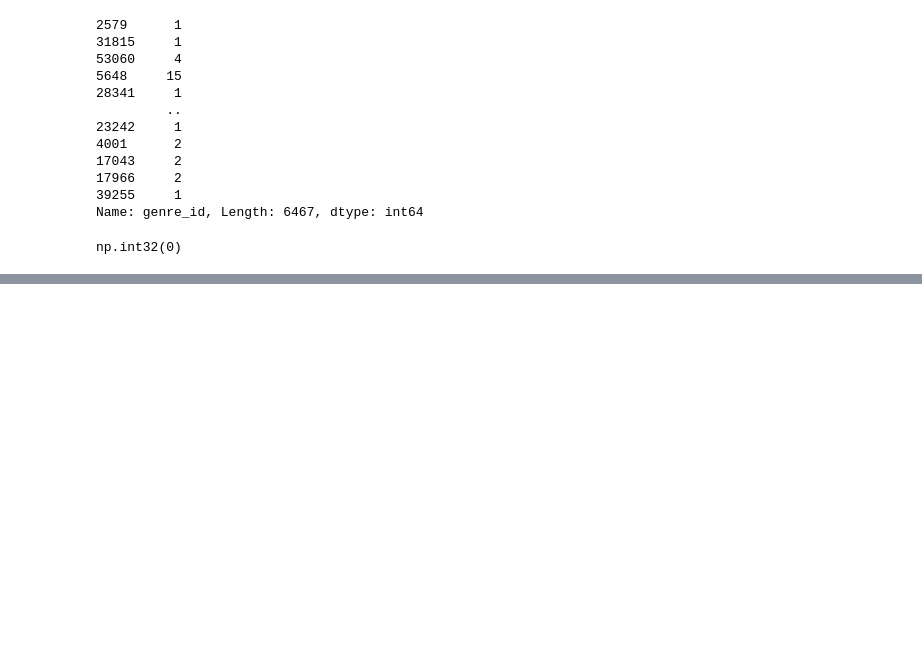
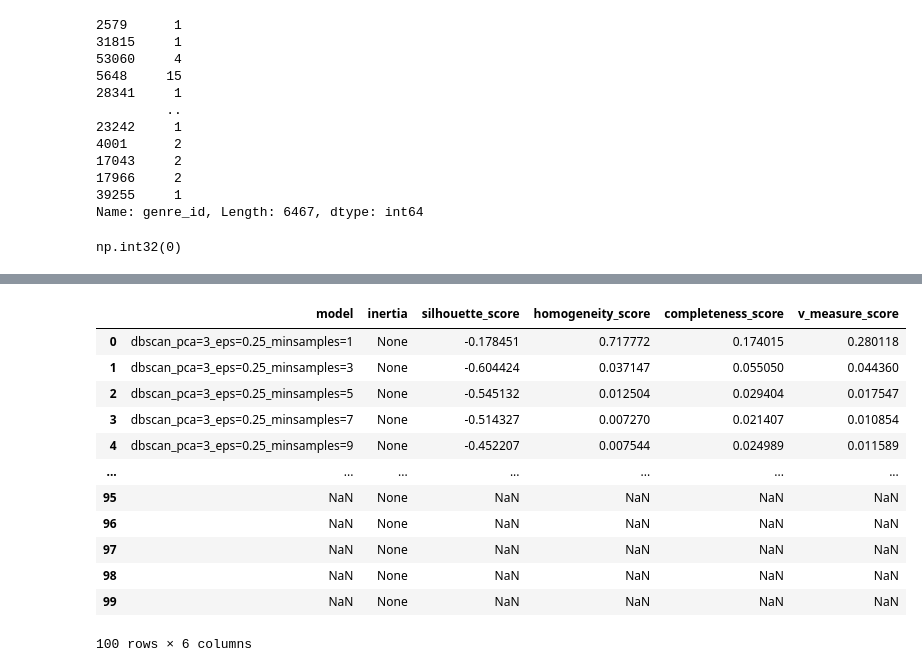
Before and after one commit to MattGroho/tab-hero, a Jupyter notebook: scripts/unsupersived_pipeline/unsupervised_pipeline_investigation.ipynb, the cells around one changed output, grey strips where cells are left out. Saved outputs shown, nothing was run; the diff lists cells and outputs as text; code cells hidden in the pictures; blank space fills up the shorter version.

```diff
--- a/scripts/unsupersived_pipeline/unsupervised_pipeline_investigation.ipynb
+++ b/scripts/unsupersived_pipeline/unsupervised_pipeline_investigation.ipynb
@@ -773,0 +874,18 @@ pd.DataFrame(pd.DataFrame(kmeans.labels_).value_counts()).reset_index()
+# %%
+model_metrics_df = pd.DataFrame(model_metrics)
+model_metrics_df.columns = model_metrics_columns
+model_metrics_df
+# %% [output]
+|  | model | inertia | silhouette_score | homogeneity_score | completeness_score | v_measure_score |
+| 0 | dbscan_pca=3_eps=0.25_minsamples=1 | None | -0.178451 | 0.717772 | 0.174015 | 0.280118 |
+| 1 | dbscan_pca=3_eps=0.25_minsamples=3 | None | -0.604424 | 0.037147 | 0.055050 | 0.044360 |
+| 2 | dbscan_pca=3_eps=0.25_minsamples=5 | None | -0.545132 | 0.012504 | 0.029404 | 0.017547 |
+| 3 | dbscan_pca=3_eps=0.25_minsamples=7 | None | -0.514327 | 0.007270 | 0.021407 | 0.010854 |
+| 4 | dbscan_pca=3_eps=0.25_minsamples=9 | None | -0.452207 | 0.007544 | 0.024989 | 0.011589 |
+| ... | ... | ... | ... | ... | ... | ... |
+| 95 | NaN | None | NaN | NaN | NaN | NaN |
+| 96 | NaN | None | NaN | NaN | NaN | NaN |
+| 97 | NaN | None | NaN | NaN | NaN | NaN |
+| 98 | NaN | None | NaN | NaN | NaN | NaN |
+| 99 | NaN | None | NaN | NaN | NaN | NaN |
+100 rows × 6 columns
```
Also changed, not shown: parts of 10 cells of this notebook.
